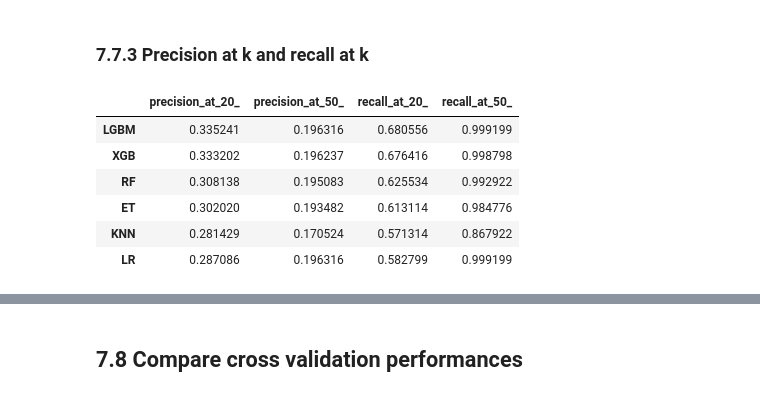
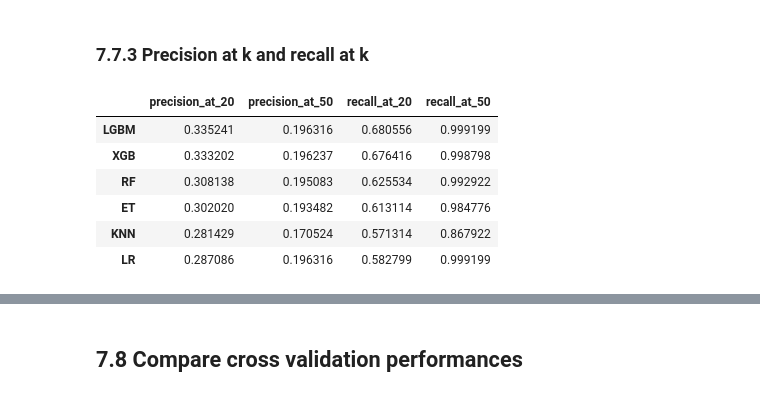
Before and after one commit to Eduardo-95-DS/Car-Insurance-Interest, a Jupyter notebook: notebooks/look_1.0-ear-health-insurance-cross-sell.ipynb, the cells around one changed output, grey strips where cells are left out. Drawn from its saved outputs; the diff is of its cells as text; code cells hidden in the pictures.

```diff
--- a/notebooks/look_1.0-ear-health-insurance-cross-sell.ipynb
+++ b/notebooks/look_1.0-ear-health-insurance-cross-sell.ipynb
@@ -1837,16 +1837,17 @@ ax1.set_ylabel('X Times better than baseline');
 # %%
 res=np.array([[precision_at_20_lgbm,precision_at_50_lgbm,recall_at_20_lgbm,recall_at_50_lgbm],
             [precision_at_20_xgb, precision_at_50_xgb, recall_at_20_xgb, recall_at_50_xgb],
             [precision_at_20_rf,  precision_at_50_rf,  recall_at_20_rf,  recall_at_50_rf],
             [precision_at_20_et,  precision_at_50_et,  recall_at_20_et,  recall_at_50_et],
             [precision_at_20_knn, precision_at_50_knn, recall_at_20_knn,  recall_at_50_knn],
             [precision_at_20_lr,  precision_at_50_lr,  recall_at_20_lr,  recall_at_50_lr]])
 
-results=pd.DataFrame(res,columns=['precision_at_20_','precision_at_50_','recall_at_20_','recall_at_50_'],
+results=pd.DataFrame(res,columns=['precision_at_20','precision_at_50','recall_at_20','recall_at_50'],
                  index=['LGBM','XGB','RF','ET','KNN','LR'])
+
 results
 # %% [output]
-|  | precision_at_20_ | precision_at_50_ | recall_at_20_ | recall_at_50_ |
+|  | precision_at_20 | precision_at_50 | recall_at_20 | recall_at_50 |
 | LGBM | 0.335241 | 0.196316 | 0.680556 | 0.999199 |
 | XGB | 0.333202 | 0.196237 | 0.676416 | 0.998798 |
 | RF | 0.308138 | 0.195083 | 0.625534 | 0.992922 |
```
Also changed, not shown: parts of 15 cells of this notebook.
